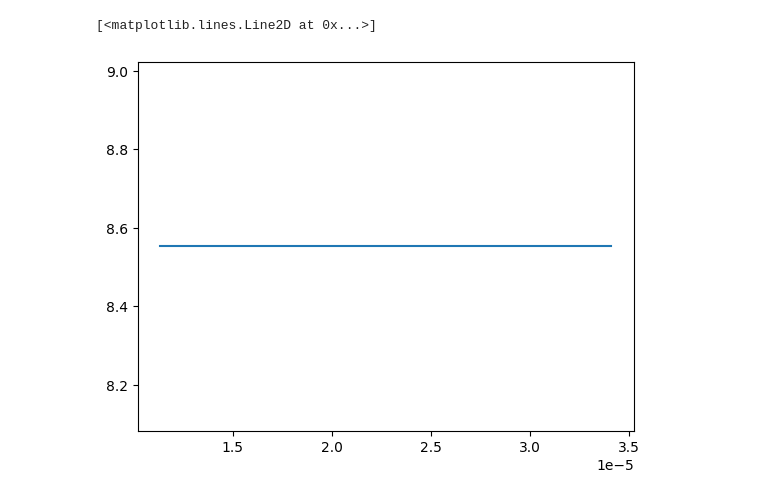
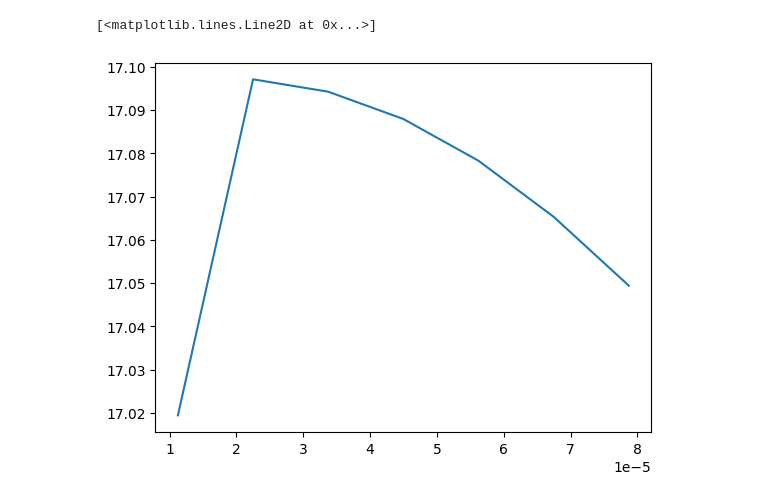
Before and after one commit to Gr-a-f/Relaxation_frequency_phase_algorithm, a Jupyter notebook: microcap_data.ipynb, the cells around one changed output. Saved outputs shown, nothing was run; the diff lists cells and outputs as text; code cells hidden in the pictures.

```diff
--- a/microcap_data.ipynb
+++ b/microcap_data.ipynb
@@ -77,6 +76,6 @@ plt.plot(time_lockin,phase_lockin)
 # %%
-time_xcorr,phasse_xcorr = md.get_phase_xcorr(t_f,U_f, I_f, F_peak_calc)
+time_xcorr,phasse_xcorr = md.get_phase_xcorr2(t_f,U_f, I_f, F_peak_calc)
 plt.plot(time_xcorr,phasse_xcorr)
 # %% [output]
 [<matplotlib.lines.Line2D at 0x...>]
-[figure, old version]
+[figure, new version]
```
Also changed, not shown: parts of 9 cells of this notebook, 3 other files.
